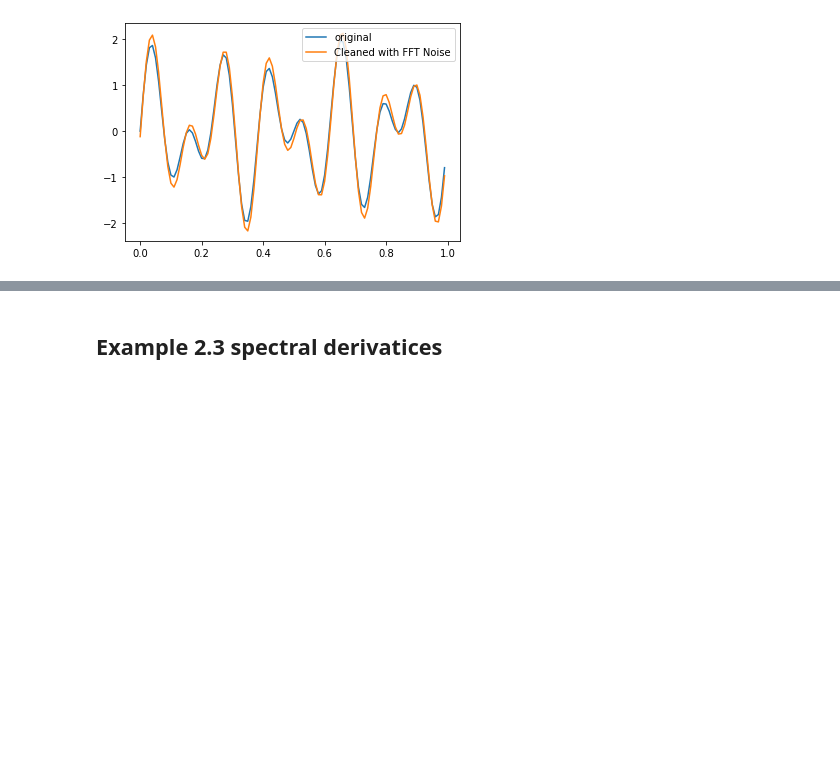
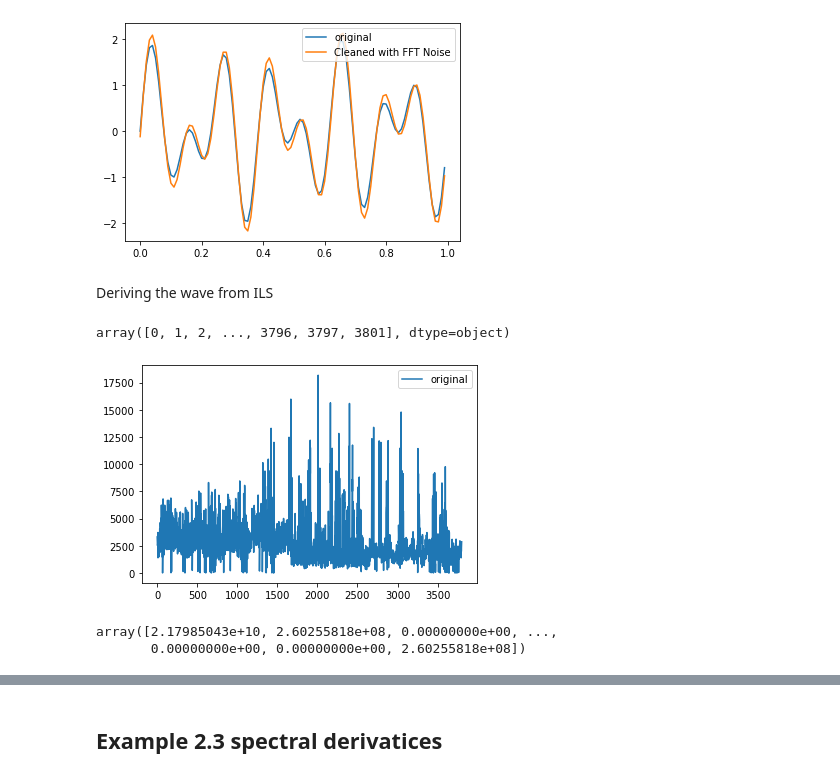
Before and after one commit to DuckieNukeEm/data_driven_science_and_engineering, a Jupyter notebook: Ch2/Chapter 2 - Fourier Transformations.ipynb, the cells around one changed output, grey strips where cells are left out. Saved outputs shown, nothing was run; the diff lists cells and outputs as text; code cells hidden in the pictures; blank space fills up the shorter version.

```diff
--- a/Ch2/Chapter 2 - Fourier Transformations.ipynb
+++ b/Ch2/Chapter 2 - Fourier Transformations.ipynb
@@ -155,3 +156,5 @@ plt.legend()
 plt.show()
 # %% [output]
 [figure]
+# %% [markdown]
+Deriving the wave from ILS
@@ -157,0 +163,34 @@ plt.show()
+# %%
+import os
+
+import psycopg2 as psy
+conn = psy.connect(
+    host=os.environ['POSTGRES_HOST'],
+    database="dev",
+    user=os.environ['POSTGRES_UID'],
+    password=os.environ['POSTGRES_PW'])
+# %%
+Df = pd.read_sql("""
+select
+    o.order_date,
+    o.order_date - '2012-01-03' as t,
+    sum(o.bottles_sold) as units_sold
+from
+    duckie_ddl.d_ils_orders o
+    inner join
+        duckie_ddl.d_ils_item_detail as id
+        on id.item_nbr = o.item_nbr
+        and id.item_desc in ('Grey Goose','Grey Goose Vodka')
+group by
+    1
+order by 1""",conn).values
+# %%
+Df[:,1]
+# %% [output]
+array([0, 1, 2, ..., 3796, 3797, 3801], dtype=object)
+# %%
+plt.plot(Df[:,1],Df[:,2], label = 'original')
+plt.legend()
+plt.show()
+# %% [output]
+[figure, added]
@@ -157,0 +203,5 @@ plt.show()
+# %%
+PSD_Clean
+# %% [output]
+array([2.17985043e+10, 2.60255818e+08, 0.00000000e+00, ...,
+       0.00000000e+00, 0.00000000e+00, 2.60255818e+08])
```
Also changed, not shown: parts of 5 cells of this notebook.
